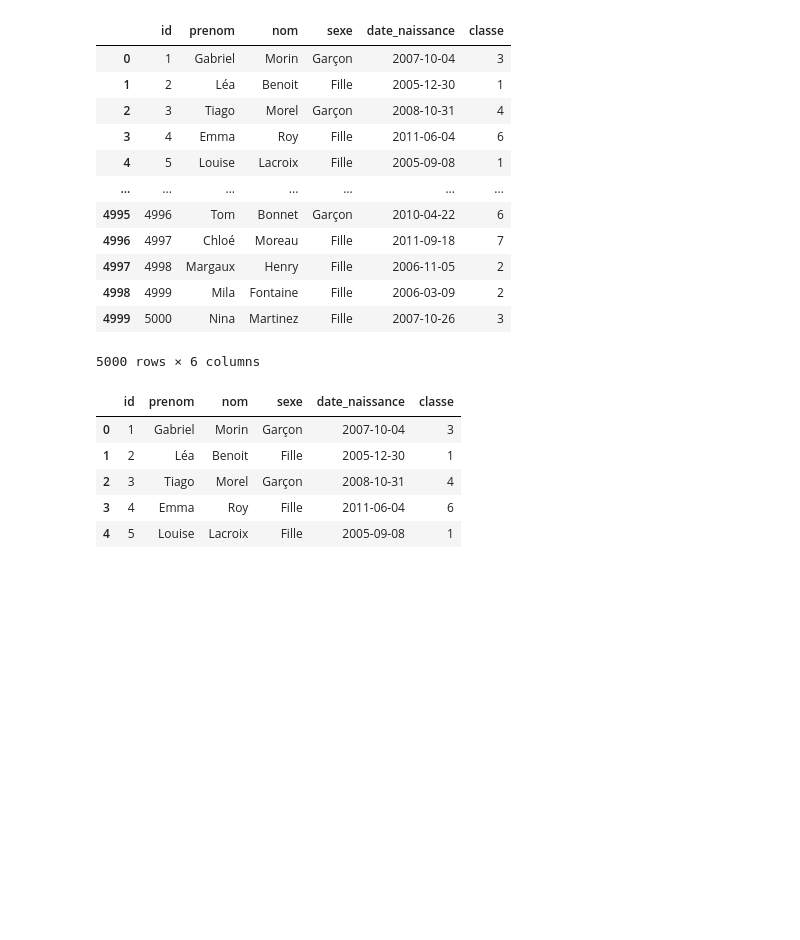
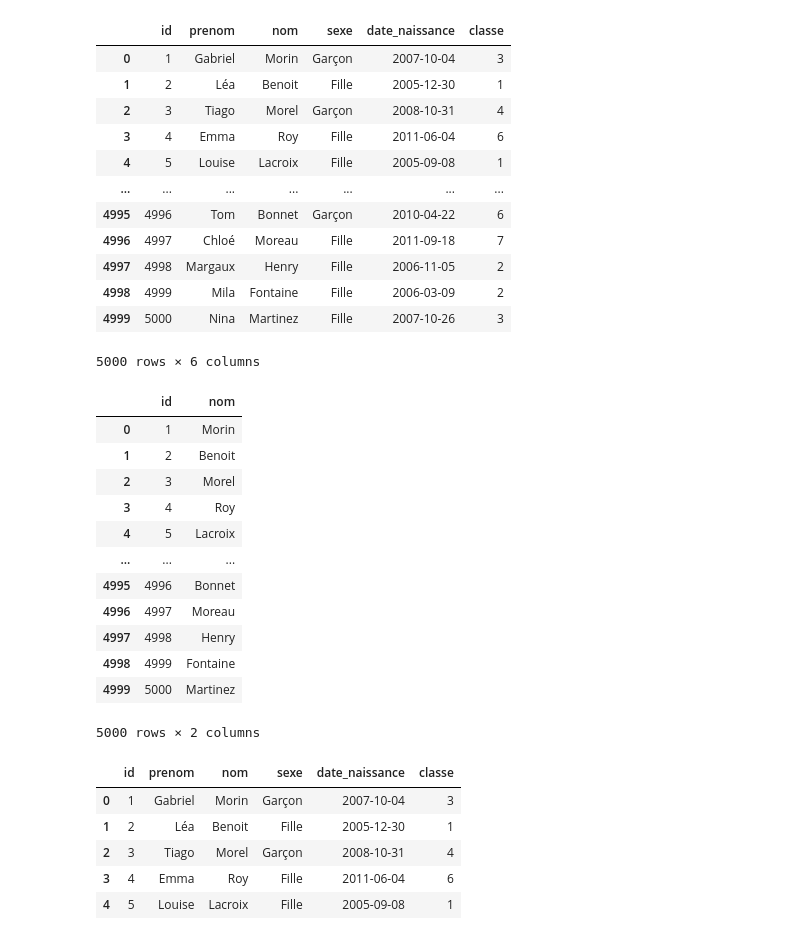
Before and after one commit to ZorroLeVrai/Python.Bureautique, a Jupyter notebook: Notebooks/utilisation_pandas.ipynb, the cells around one changed output. Drawn from its saved outputs; the diff is of its cells as text; code cells hidden in the pictures; blank space fills up the shorter version.

```diff
--- a/Notebooks/utilisation_pandas.ipynb
+++ b/Notebooks/utilisation_pandas.ipynb
@@ -22,6 +22,22 @@ df
 | 4998 | 4999 | Mila | Fontaine | Fille | 2006-03-09 | 2 |
 | 4999 | 5000 | Nina | Martinez | Fille | 2007-10-26 | 3 |
 5000 rows × 6 columns
+# %%
+df[[df.columns[0], df.columns[2]]]
+# %% [output]
+|  | id | nom |
+| 0 | 1 | Morin |
+| 1 | 2 | Benoit |
+| 2 | 3 | Morel |
+| 3 | 4 | Roy |
+| 4 | 5 | Lacroix |
+| ... | ... | ... |
+| 4995 | 4996 | Bonnet |
+| 4996 | 4997 | Moreau |
+| 4997 | 4998 | Henry |
+| 4998 | 4999 | Fontaine |
+| 4999 | 5000 | Martinez |
+5000 rows × 2 columns
 # %%
 #affichage des premieres lignes du dataframe
 df.head()
```
Also changed, not shown: parts of 4 cells of this notebook.
